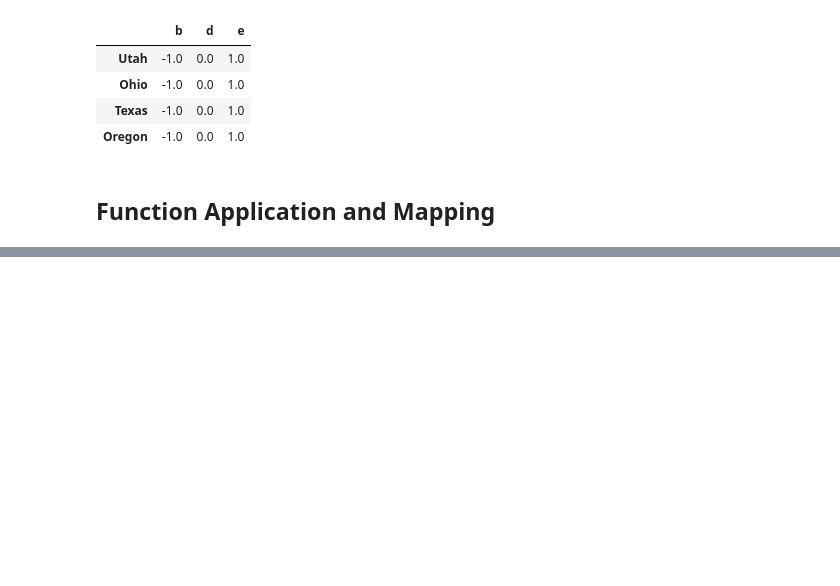
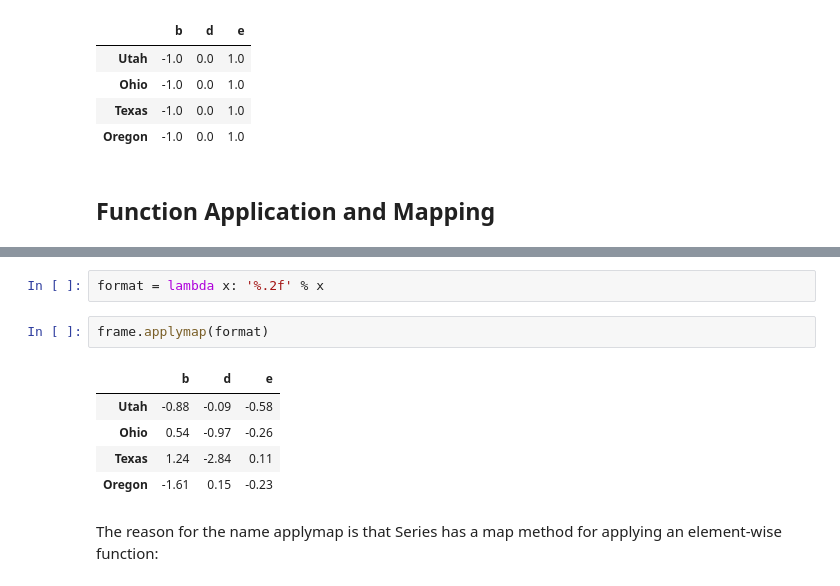
Before and after one commit to Zlisu/Notes, a Jupyter notebook: Python for Data Analysis/Ch 5, Pandas.ipynb, the cells around one changed output, grey strips where cells are left out. Drawn from its saved outputs; the diff is of its cells as text; blank space fills up the shorter version.

```diff
--- a/Python for Data Analysis/Ch 5, Pandas.ipynb
+++ b/Python for Data Analysis/Ch 5, Pandas.ipynb
@@ -1117,0 +1159,12 @@ frame.sub(series3, axis='index')
+# %%
+format = lambda x: '%.2f' % x
+# %%
+frame.applymap(format)
+# %% [output]
+|  | b | d | e |
+| Utah | -0.88 | -0.09 | -0.58 |
+| Ohio | 0.54 | -0.97 | -0.26 |
+| Texas | 1.24 | -2.84 | 0.11 |
+| Oregon | -1.61 | 0.15 | -0.23 |
+# %% [markdown]
+The reason for the name applymap is that Series has a map method for applying an element-wise function:
```
Also changed, not shown: parts of 38 cells of this notebook.
